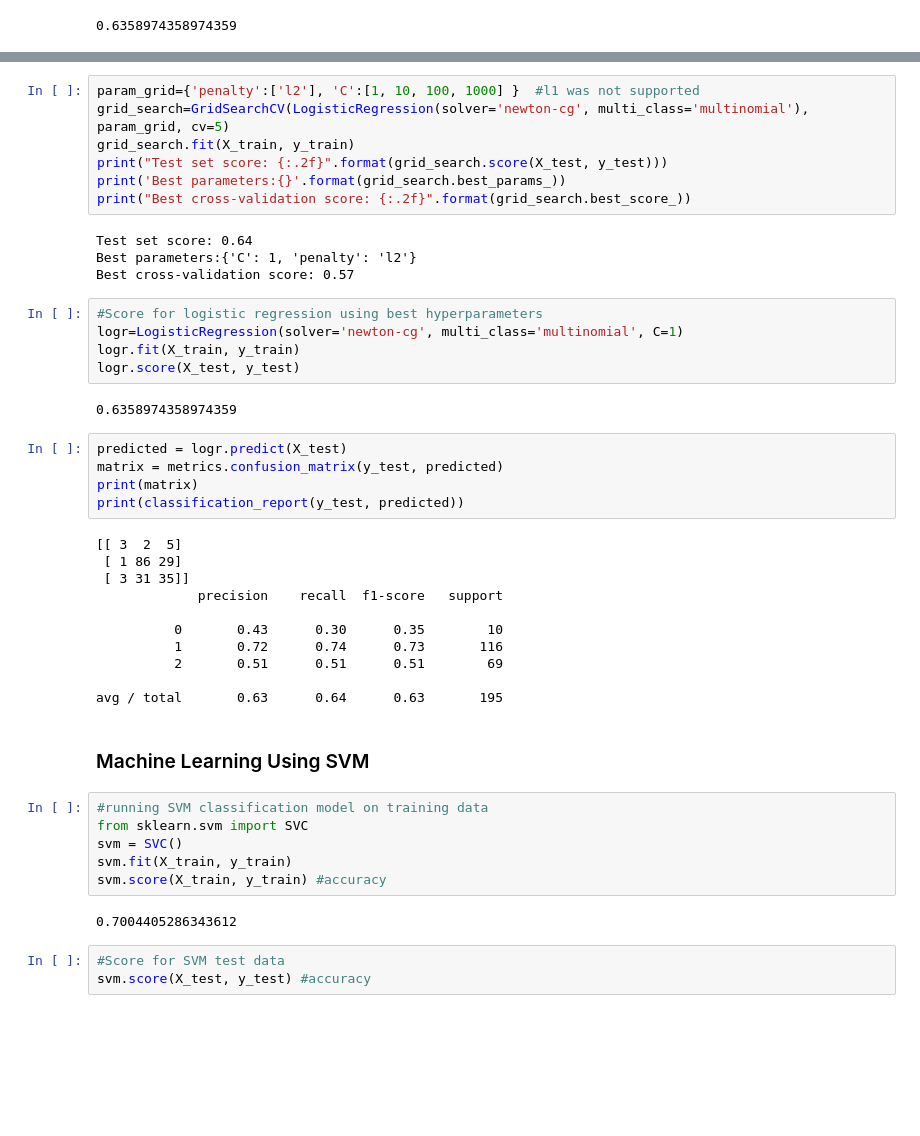
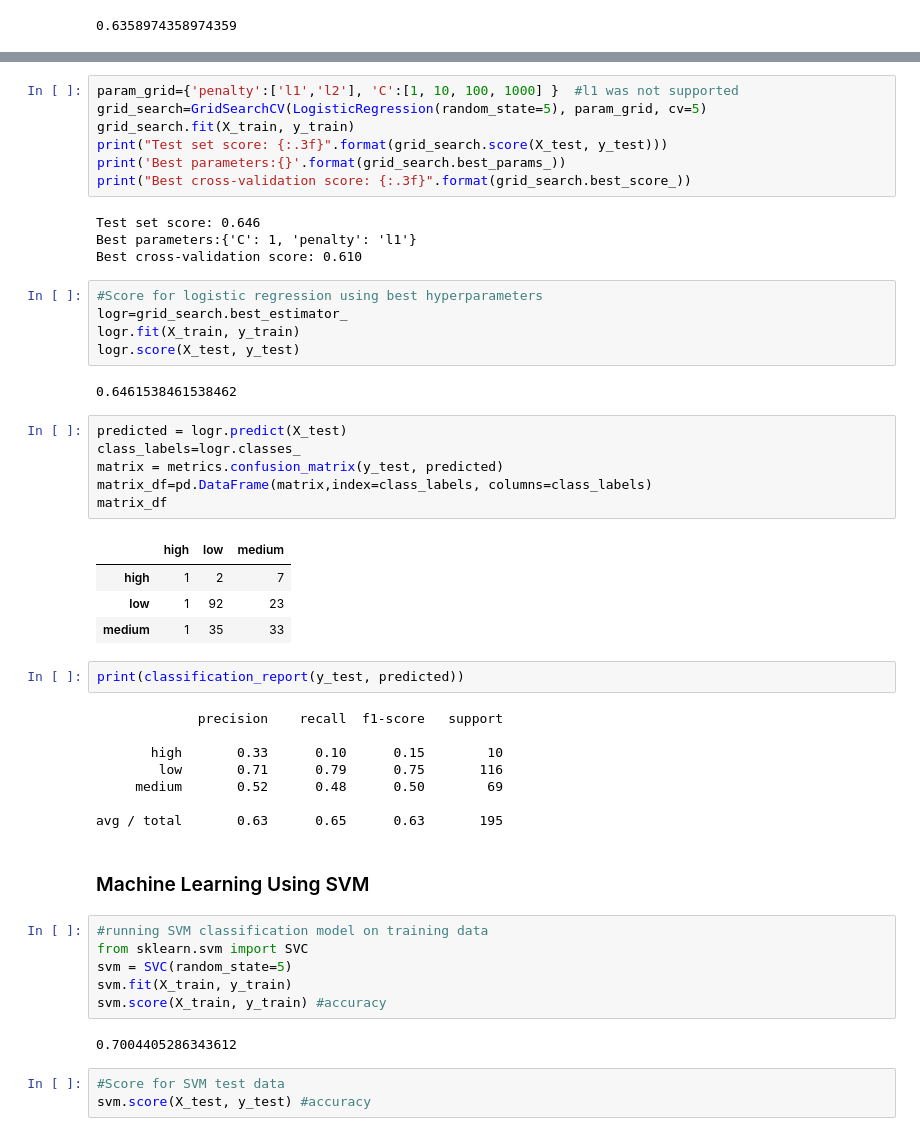
Before and after one commit to mamitch/Springboard_Capstone, a Jupyter notebook: Capstone_Project_Student_Alc_binned.ipynb, the cells around one changed output, grey strips where cells are left out. Drawn from its saved outputs; the diff is of its cells as text; blank space fills up the shorter version.

```diff
--- a/Capstone_Project_Student_Alc_binned.ipynb
+++ b/Capstone_Project_Student_Alc_binned.ipynb
@@ -353,43 +345,48 @@ avg / total       0.63      0.64      0.63       195
 # %%
-param_grid={'penalty':['l2'], 'C':[1, 10, 100, 1000] }  #l1 was not supported
-grid_search=GridSearchCV(LogisticRegression(solver='newton-cg', multi_class='multinomial'), param_grid, cv=5)
+param_grid={'penalty':['l1','l2'], 'C':[1, 10, 100, 1000] }  #l1 was not supported
+grid_search=GridSearchCV(LogisticRegression(random_state=5), param_grid, cv=5)
 grid_search.fit(X_train, y_train)
-print("Test set score: {:.2f}".format(grid_search.score(X_test, y_test)))
+print("Test set score: {:.3f}".format(grid_search.score(X_test, y_test)))
 print('Best parameters:{}'.format(grid_search.best_params_))
-print("Best cross-validation score: {:.2f}".format(grid_search.best_score_))
+print("Best cross-validation score: {:.3f}".format(grid_search.best_score_))
 # %% [output]
-Test set score: 0.64
-Best parameters:{'C': 1, 'penalty': 'l2'}
-Best cross-validation score: 0.57
+Test set score: 0.646
+Best parameters:{'C': 1, 'penalty': 'l1'}
+Best cross-validation score: 0.610
 # %%
 #Score for logistic regression using best hyperparameters
-logr=LogisticRegression(solver='newton-cg', multi_class='multinomial', C=1)
+logr=grid_search.best_estimator_
 logr.fit(X_train, y_train)
 logr.score(X_test, y_test)
 # %% [output]
-0.6358974358974359
+0.6461538461538462
 # %%
 predicted = logr.predict(X_test)
+class_labels=logr.classes_
 matrix = metrics.confusion_matrix(y_test, predicted)
-print(matrix)
-print(classification_report(y_test, predicted))
+matrix_df=pd.DataFrame(matrix,index=class_labels, columns=class_labels)
+matrix_df
 # %% [output]
-[[ 3  2  5]
- [ 1 86 29]
- [ 3 31 35]]
-             precision    recall  f1-score   support
-
-          0       0.43      0.30      0.35        10
-          1       0.72      0.74      0.73       116
-          2       0.51      0.51      0.51        69
-
-avg / total       0.63      0.64      0.63       195
+|  | high | low | medium |
+| high | 1 | 2 | 7 |
+| low | 1 | 92 | 23 |
+| medium | 1 | 35 | 33 |
+# %%
+print(classification_report(y_test, predicted))
+# %% [output]
+             precision    recall  f1-score   support
+
+       high       0.33      0.10      0.15        10
+        low       0.71      0.79      0.75       116
+     medium       0.52      0.48      0.50        69
+
+avg / total       0.63      0.65      0.63       195
 # %% [markdown]
 ### Machine Learning Using SVM
 # %%
 #running SVM classification model on training data
 from sklearn.svm import SVC
-svm = SVC()
+svm = SVC(random_state=5)
 svm.fit(X_train, y_train)
 svm.score(X_train, y_train) #accuracy
 # %% [output]
```
Also changed, not shown: parts of 29 cells of this notebook.
